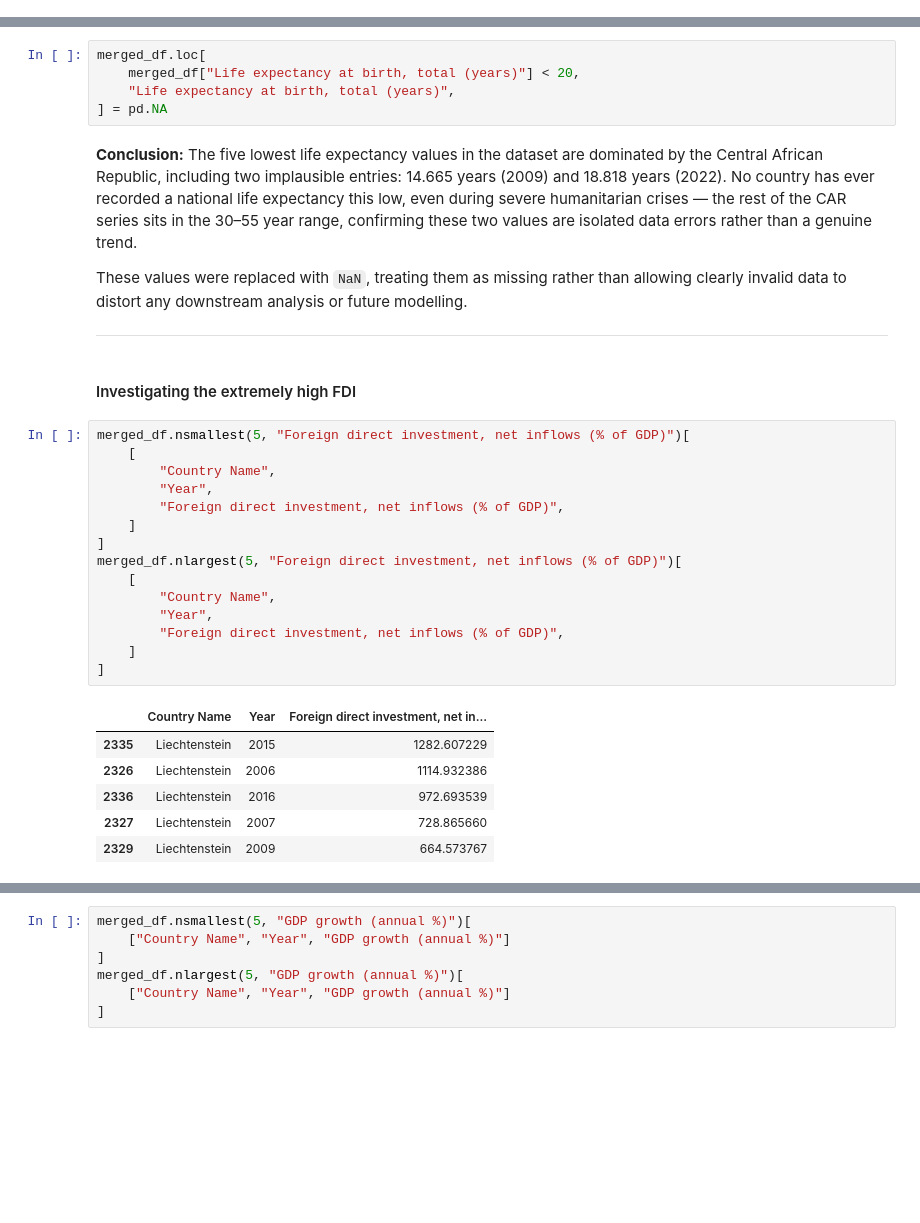
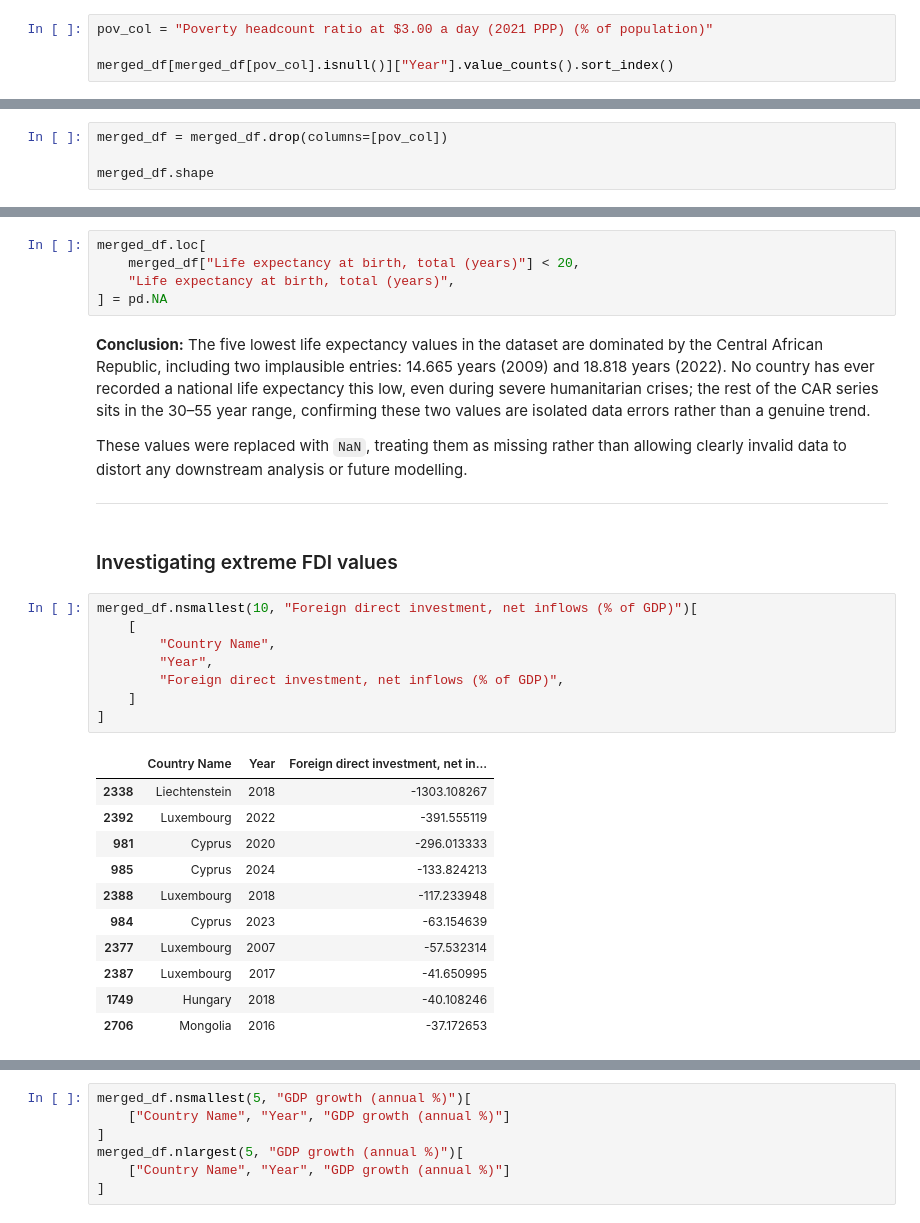
Before and after one commit to ValentimPiazera/wb-economic-freedom, a Jupyter notebook: notebooks/I-cleaning.ipynb, the cells around one changed output, grey strips where cells are left out. Cells and saved outputs as stored; diff of their text form; blank space fills up the shorter version.

```diff
--- a/notebooks/I-cleaning.ipynb
+++ b/notebooks/I-cleaning.ipynb
@@ -631,0 +664,4 @@ merged_df.describe().T
+# %%
+pov_col = "Poverty headcount ratio at $3.00 a day (2021 PPP) (% of population)"
+
+merged_df[merged_df[pov_col].isnull()]["Year"].value_counts().sort_index()
@@ -631,0 +721,4 @@ merged_df.describe().T
+# %%
+merged_df = merged_df.drop(columns=[pov_col])
+
+merged_df.shape
@@ -672,32 +823,30 @@ merged_df.loc[
     "Life expectancy at birth, total (years)",
 ] = pd.NA
 # %% [markdown]
-**Conclusion:** The five lowest life expectancy values in the dataset are dominated by the Central African Republic, including two implausible entries: 14.665 years (2009) and 18.818 years (2022). No country has ever recorded a national life expectancy this low, even during severe humanitarian crises — the rest of the CAR series sits in the 30–55 year range, confirming these two values are isolated data errors rather than a genuine trend.
+**Conclusion:** The five lowest life expectancy values in the dataset are dominated by the Central African Republic, including two implausible entries: 14.665 years (2009) and 18.818 years (2022). No country has ever recorded a national life expectancy this low, even during severe humanitarian crises; the rest of the CAR series sits in the 30–55 year range, confirming these two values are isolated data errors rather than a genuine trend.
 
 These values were replaced with `NaN`, treating them as missing rather than allowing clearly invalid data to distort any downstream analysis or future modelling.
 
 ---
 # %% [markdown]
-#### Investigating the extremely high FDI
+### Investigating extreme FDI values
 # %%
-merged_df.nsmallest(5, "Foreign direct investment, net inflows (% of GDP)")[
+merged_df.nsmallest(10, "Foreign direct investment, net inflows (% of GDP)")[
     [
         "Country Name",
         "Year",
         "Foreign direct investment, net inflows (% of GDP)",
     ]
 ]
-merged_df.nlargest(5, "Foreign direct investment, net inflows (% of GDP)")[
-    [
-        "Country Name",
-        "Year",
-        "Foreign direct investment, net inflows (% of GDP)",
-    ]
-]
 # %% [output]
 |  | Country Name | Year | Foreign direct investment, net in... |
-| 2335 | Liechtenstein | 2015 | 1282.607229 |
-| 2326 | Liechtenstein | 2006 | 1114.932386 |
-| 2336 | Liechtenstein | 2016 | 972.693539 |
-| 2327 | Liechtenstein | 2007 | 728.865660 |
-| 2329 | Liechtenstein | 2009 | 664.573767 |
+| 2338 | Liechtenstein | 2018 | -1303.108267 |
+| 2392 | Luxembourg | 2022 | -391.555119 |
+| 981 | Cyprus | 2020 | -296.013333 |
+| 985 | Cyprus | 2024 | -133.824213 |
+| 2388 | Luxembourg | 2018 | -117.233948 |
+| 984 | Cyprus | 2023 | -63.154639 |
+| 2377 | Luxembourg | 2007 | -57.532314 |
+| 2387 | Luxembourg | 2017 | -41.650995 |
+| 1749 | Hungary | 2018 | -40.108246 |
+| 2706 | Mongolia | 2016 | -37.172653 |
```
Also changed, not shown: parts of 37 cells of this notebook, 5 other files.
